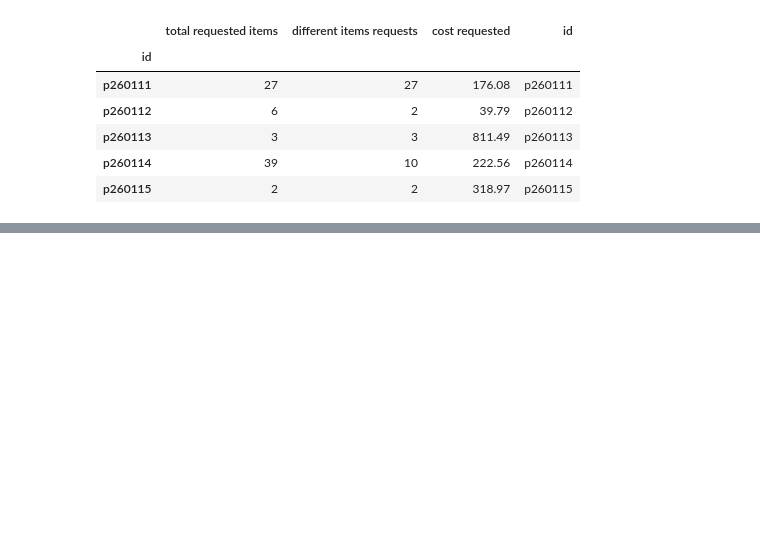
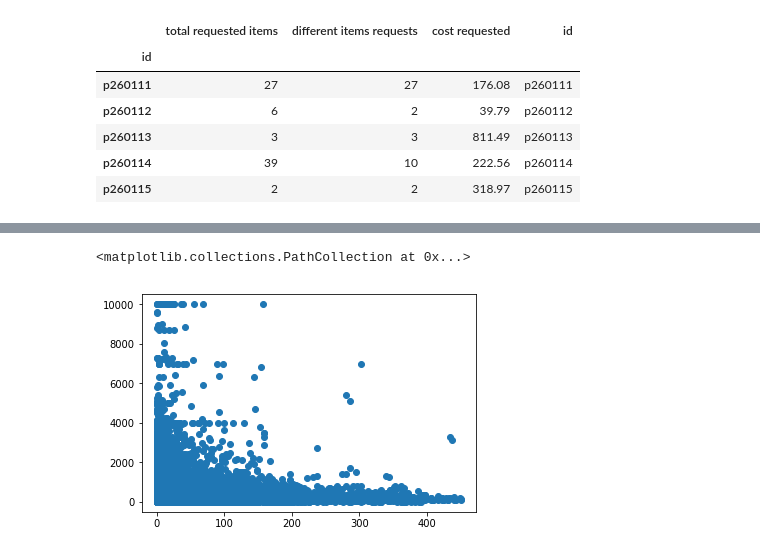
Before and after one commit to hksdatascience/projects, a Jupyter notebook: Donors Choose/Donors Choose -- Eric .ipynb, the cells around one changed output, grey strips where cells are left out. Saved outputs shown, nothing was run; the diff lists cells and outputs as text; code cells hidden in the pictures; blank space fills up the shorter version.

```diff
--- a/Donors Choose/Donors Choose -- Eric .ipynb
+++ b/Donors Choose/Donors Choose -- Eric .ipynb
@@ -102,3 +122,9 @@ merge_train.describe()
 | max | 451.000000 | 1.000000 | 930.000000 | 100.000000 | 9999.000000 |
 # %%
 merge_train.to_csv('merge_train.csv')
+# %%
+import matplotlib.pyplot  as plt
+plt.scatter(merge_train['teacher_number_of_previously_posted_projects'],merge_train['cost requested'])
+# %% [output]
+<matplotlib.collections.PathCollection at 0x...>
+[figure, added]
```
Also changed, not shown: parts of 6 cells of this notebook.
